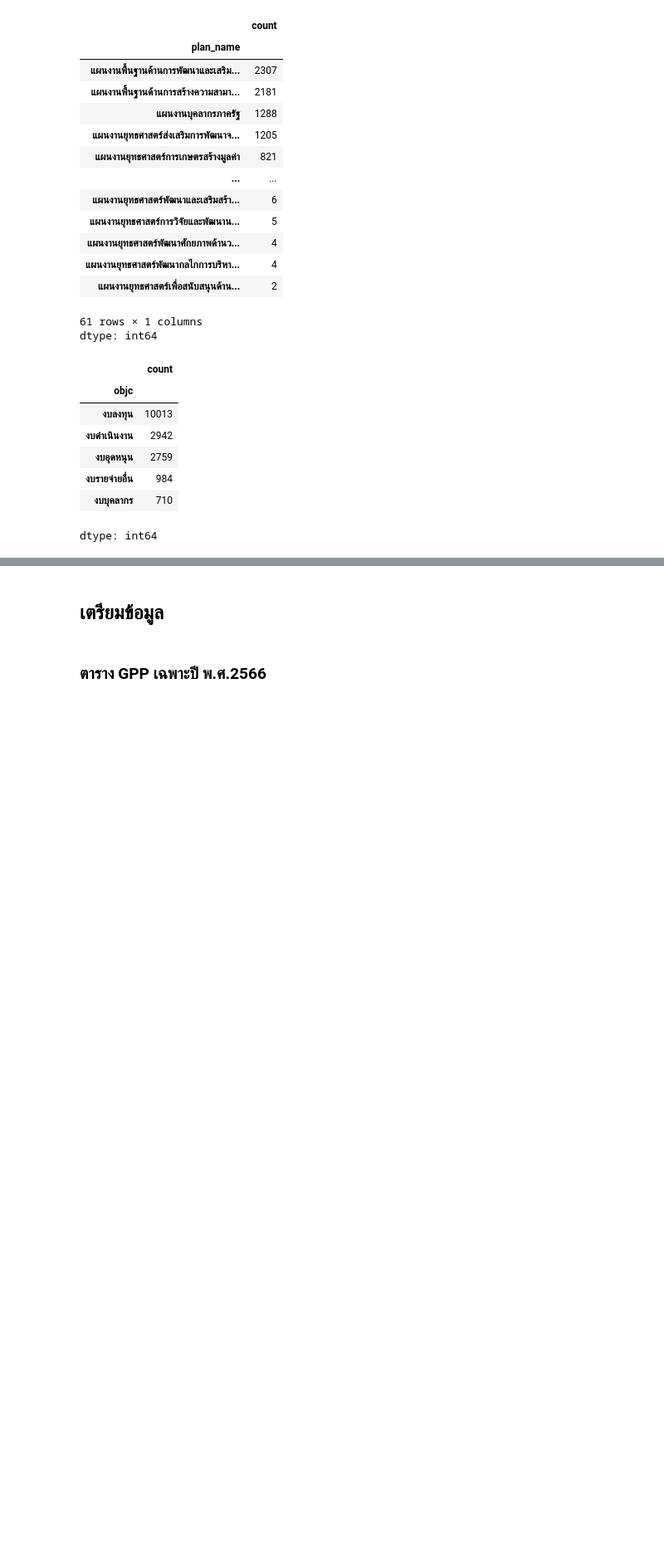
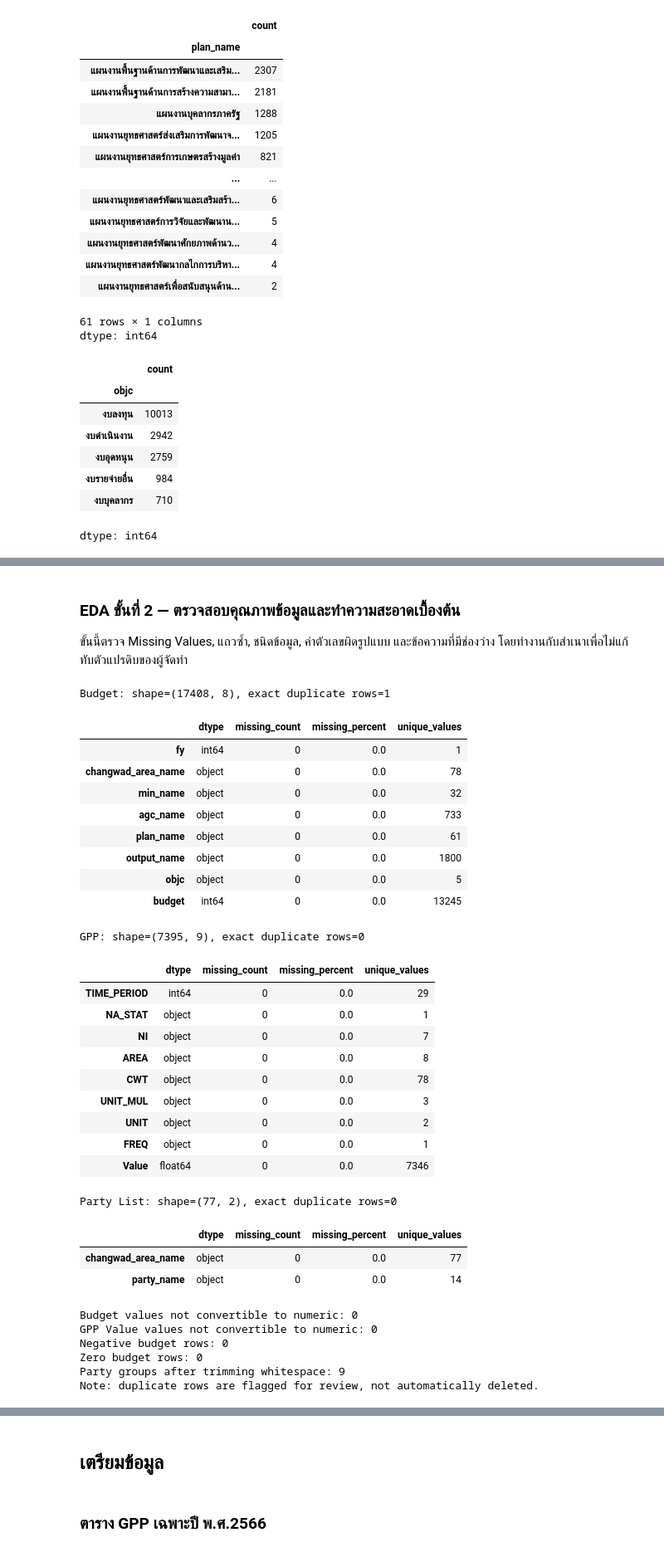
Before and after one commit to niradaa-art/project_BP_group8, a Jupyter notebook: Project_Colab_group8.ipynb, the cells around one changed output, grey strips where cells are left out. Shown at 83% size. Cells and saved outputs as stored; diff of their text form; code cells hidden in the pictures; blank space fills up the shorter version.

```diff
--- a/Project_Colab_group8.ipynb
+++ b/Project_Colab_group8.ipynb
@@ -293,0 +533,67 @@ dtype: int64
+# %% [markdown]
+### EDA ขั้นที่ 2 — ตรวจสอบคุณภาพข้อมูลและทำความสะอาดเบื้องต้น
+ขั้นนี้ตรวจ Missing Values, แถวซ้ำ, ชนิดข้อมูล, ค่าตัวเลขผิดรูปแบบ และข้อความที่มีช่องว่าง โดยทำงานกับสำเนาเพื่อไม่แก้ทับตัวแปรดิบของผู้จัดทำ
+# %%
+import matplotlib.pyplot as plt
+# EDA 2: Quality checks and safe cleaning
+budget_raw = pd.read_csv(f'{base_path}/provincial_budget.csv', sep='|')
+gpp_raw = pd.read_csv(f'{base_path}/gdp.csv')
+party_raw = pd.read_csv(f'{base_path}/partylist.csv')
+
+for name, data in {'Budget': budget_raw, 'GPP': gpp_raw, 'Party List': party_raw}.items():
+    print(f'\n{name}: shape={data.shape}, exact duplicate rows={data.duplicated().sum()}')
+    display(pd.DataFrame({'dtype': data.dtypes.astype(str), 'missing_count': data.isna().sum(),
+                          'missing_percent': (data.isna().mean()*100).round(2),
+                          'unique_values': data.nunique(dropna=True)}))
+
+budget_clean = budget_raw.copy()
+gpp_clean = gpp_raw.copy()
+party_clean = party_raw.copy()
+budget_clean['budget'] = pd.to_numeric(budget_clean['budget'], errors='coerce')
+gpp_clean['Value'] = pd.to_numeric(gpp_clean['Value'], errors='coerce')
+print('Budget values not convertible to numeric:', int(budget_clean['budget'].isna().sum()))
+print('GPP Value values not convertible to numeric:', int(gpp_clean['Value'].isna().sum()))
+print('Negative budget rows:', int((budget_clean['budget'] < 0).sum()))
+print('Zero budget rows:', int((budget_clean['budget'] == 0).sum()))
+for col in ['changwad_area_name','min_name','agc_name','plan_name','output_name','objc']:
+    if col in budget_clean and budget_clean[col].dtype == 'object':
+        budget_clean[col] = budget_clean[col].astype('string').str.strip()
+for col in ['CWT','NI','AREA','UNIT','FREQ']:
+    if col in gpp_clean and gpp_clean[col].dtype == 'object':
+        gpp_clean[col] = gpp_clean[col].astype('string').str.strip()
+party_clean['changwad_area_name'] = party_clean['changwad_area_name'].astype('string').str.strip()
+party_clean['party_name'] = party_clean['party_name'].astype('string').str.strip()
+print('Party groups after trimming whitespace:', party_clean['party_name'].nunique(dropna=True))
+print('Note: duplicate rows are flagged for review, not automatically deleted.')
+# %% [output]
+Budget: shape=(17408, 8), exact duplicate rows=1
+|  | dtype | missing_count | missing_percent | unique_values |
+| fy | int64 | 0 | 0.0 | 1 |
+| changwad_area_name | object | 0 | 0.0 | 78 |
+| min_name | object | 0 | 0.0 | 32 |
+| agc_name | object | 0 | 0.0 | 733 |
+| plan_name | object | 0 | 0.0 | 61 |
+| output_name | object | 0 | 0.0 | 1800 |
+| objc | object | 0 | 0.0 | 5 |
+| budget | int64 | 0 | 0.0 | 13245 |
+GPP: shape=(7395, 9), exact duplicate rows=0
+|  | dtype | missing_count | missing_percent | unique_values |
+| TIME_PERIOD | int64 | 0 | 0.0 | 29 |
+| NA_STAT | object | 0 | 0.0 | 1 |
+| NI | object | 0 | 0.0 | 7 |
+| AREA | object | 0 | 0.0 | 8 |
+| CWT | object | 0 | 0.0 | 78 |
+| UNIT_MUL | object | 0 | 0.0 | 3 |
+| UNIT | object | 0 | 0.0 | 2 |
+| FREQ | object | 0 | 0.0 | 1 |
+| Value | float64 | 0 | 0.0 | 7346 |
+Party List: shape=(77, 2), exact duplicate rows=0
+|  | dtype | missing_count | missing_percent | unique_values |
+| changwad_area_name | object | 0 | 0.0 | 77 |
+| party_name | object | 0 | 0.0 | 14 |
+Budget values not convertible to numeric: 0
+GPP Value values not convertible to numeric: 0
+Negative budget rows: 0
+Zero budget rows: 0
+Party groups after trimming whitespace: 9
+Note: duplicate rows are flagged for review, not automatically deleted.
```
Also changed, not shown: parts of 33 cells of this notebook.
